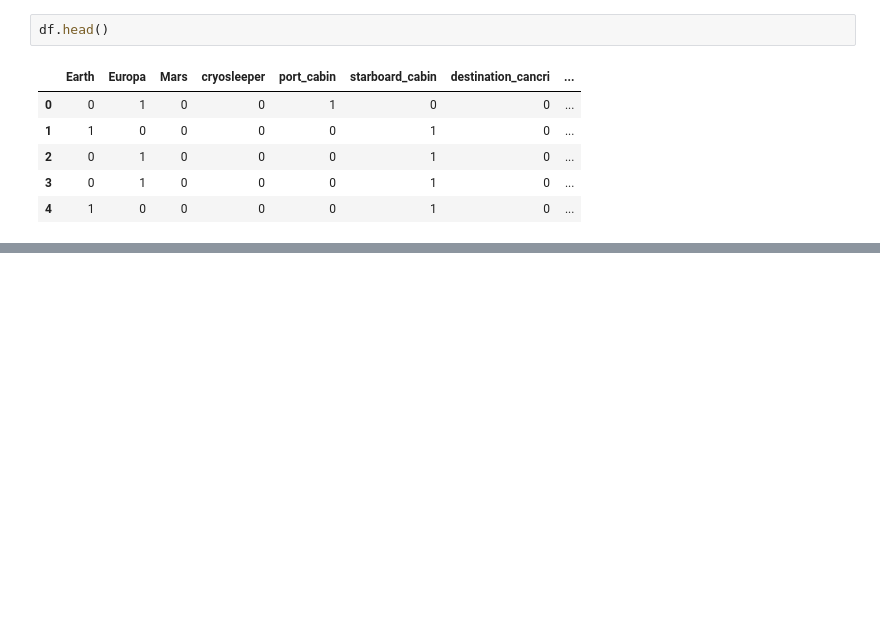
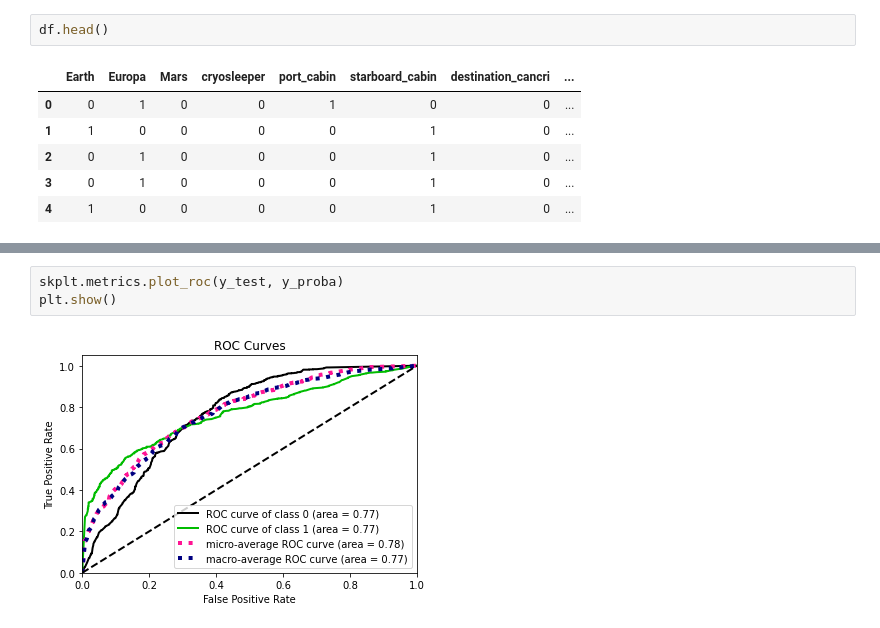
Before and after one commit to mateoricio/spaceship-titanic, a Jupyter notebook: spaceship-titanic.ipynb, the cells around one changed output, grey strips where cells are left out. Drawn from its saved outputs; the diff is of its cells as text; blank space fills up the shorter version.

```diff
--- a/spaceship-titanic.ipynb
+++ b/spaceship-titanic.ipynb
@@ -188,0 +218,5 @@ df.head()
+# %%
+skplt.metrics.plot_roc(y_test, y_proba)
+plt.show()
+# %% [output]
+[figure, added]
```
Also changed, not shown: parts of 9 cells of this notebook.
